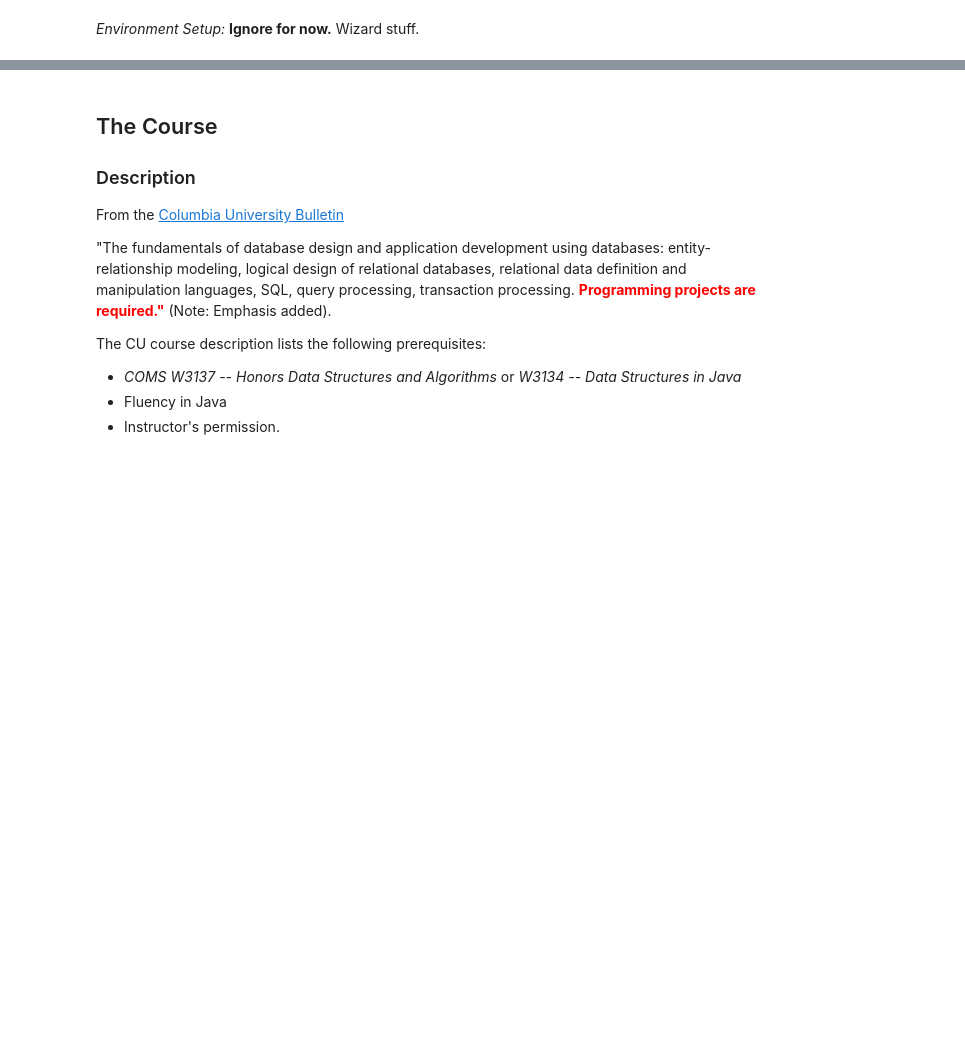
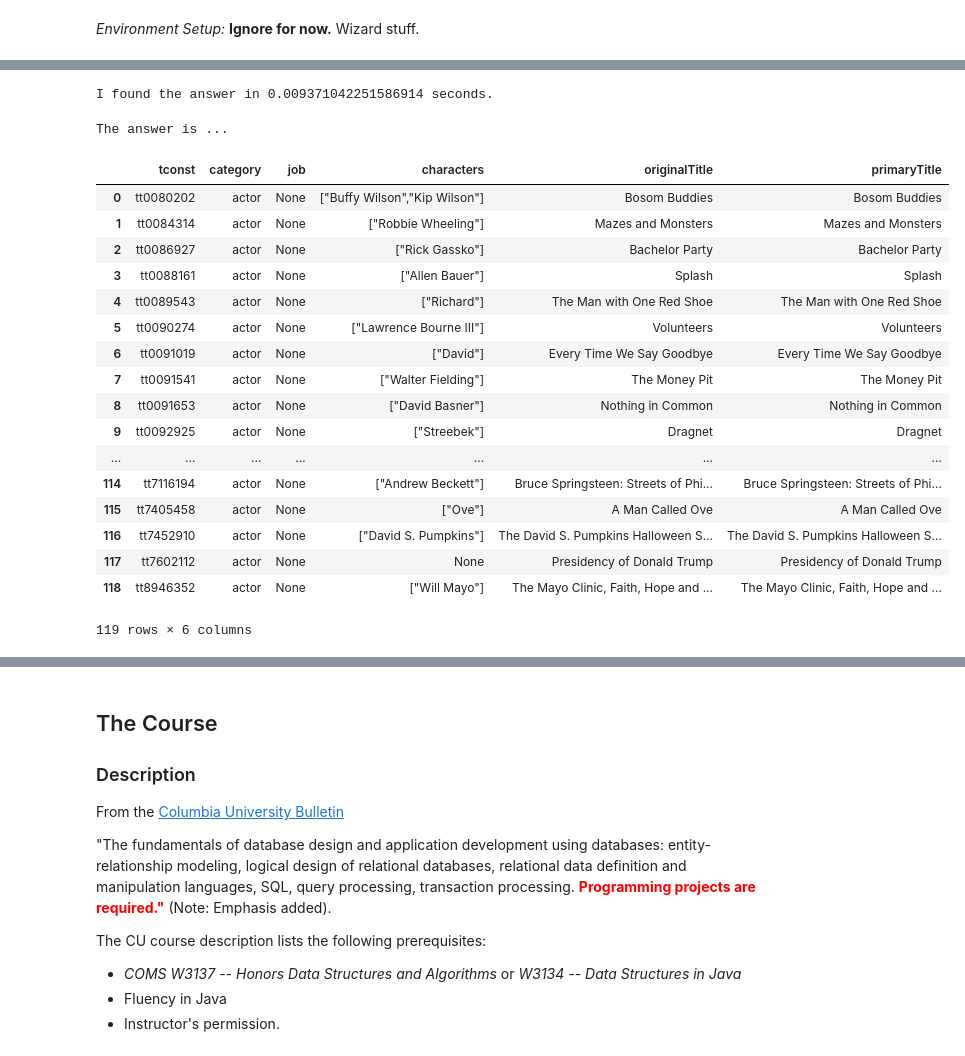
Before and after one commit to zyxdlsz/w4111-Databases, a Jupyter notebook: Lectures/Lecture_1/w4111-L1-f2019-Introduction.ipynb, the cells around one changed output, grey strips where cells are left out. Cells and saved outputs as stored; diff of their text form; code cells hidden in the pictures; blank space fills up the shorter version.

```diff
--- a/Lectures/Lecture_1/w4111-L1-f2019-Introduction.ipynb
+++ b/Lectures/Lecture_1/w4111-L1-f2019-Introduction.ipynb
@@ -49,12 +63,6 @@ _Environment Setup:_ __Ignore for now.__ Wizard stuff.
 # %%
-import pymysql
-
-%load_ext sql
-%sql mysql+pymysql://dbuser:dbuserdbuser@localhost/w4111f19
-%sql select * from students limit 5
-
 db_cnx = pymysql.connect(host='localhost',
-                             user='dbuser',
+                             user='root',
                              password='dbuserdbuser',
                              db='w4111f19',
                              charset='utf8mb4',
@@ -77,0 +292,42 @@ db_cnx = pymysql.connect(host='localhost',
+# %%
+import pandas as pd
+start = time.time()
+sql = """
+    select a.tconst, category, job, characters, originalTitle, primaryTitle
+    from imdb.title_principal_fast as a join imdb.title_basic_fast as b
+    where a.tconst=b.tconst
+    and
+    a.nconst='nm0000158'
+    and
+    category='actor';
+"""
+
+df=pd.read_sql(sql=sql, con=db_cnx)
+end=time.time()
+elapsed = end - start
+print("\n\nI found the answer in", elapsed, "seconds.")
+# %% [output]
+I found the answer in 0.009371042251586914 seconds.
+# %%
+print("The answer is ...\n")
+df
+# %% [output]
+The answer is ...
+|  | tconst | category | job | characters | originalTitle | primaryTitle |
+| 0 | tt0080202 | actor | None | ["Buffy Wilson","Kip Wilson"] | Bosom Buddies | Bosom Buddies |
+| 1 | tt0084314 | actor | None | ["Robbie Wheeling"] | Mazes and Monsters | Mazes and Monsters |
+| 2 | tt0086927 | actor | None | ["Rick Gassko"] | Bachelor Party | Bachelor Party |
+| 3 | tt0088161 | actor | None | ["Allen Bauer"] | Splash | Splash |
+| 4 | tt0089543 | actor | None | ["Richard"] | The Man with One Red Shoe | The Man with One Red Shoe |
+| 5 | tt0090274 | actor | None | ["Lawrence Bourne III"] | Volunteers | Volunteers |
+| 6 | tt0091019 | actor | None | ["David"] | Every Time We Say Goodbye | Every Time We Say Goodbye |
+| 7 | tt0091541 | actor | None | ["Walter Fielding"] | The Money Pit | The Money Pit |
+| 8 | tt0091653 | actor | None | ["David Basner"] | Nothing in Common | Nothing in Common |
+| 9 | tt0092925 | actor | None | ["Streebek"] | Dragnet | Dragnet |
+| ... | ... | ... | ... | ... | ... | ... |
+| 114 | tt7116194 | actor | None | ["Andrew Beckett"] | Bruce Springsteen: Streets of Phi... | Bruce Springsteen: Streets of Phi... |
+| 115 | tt7405458 | actor | None | ["Ove"] | A Man Called Ove | A Man Called Ove |
+| 116 | tt7452910 | actor | None | ["David S. Pumpkins"] | The David S. Pumpkins Halloween S... | The David S. Pumpkins Halloween S... |
+| 117 | tt7602112 | actor | None | None | Presidency of Donald Trump | Presidency of Donald Trump |
+| 118 | tt8946352 | actor | None | ["Will Mayo"] | The Mayo Clinic, Faith, Hope and ... | The Mayo Clinic, Faith, Hope and ... |
+119 rows × 6 columns
```
Also changed, not shown: parts of 30 cells of this notebook, 1 other file.
